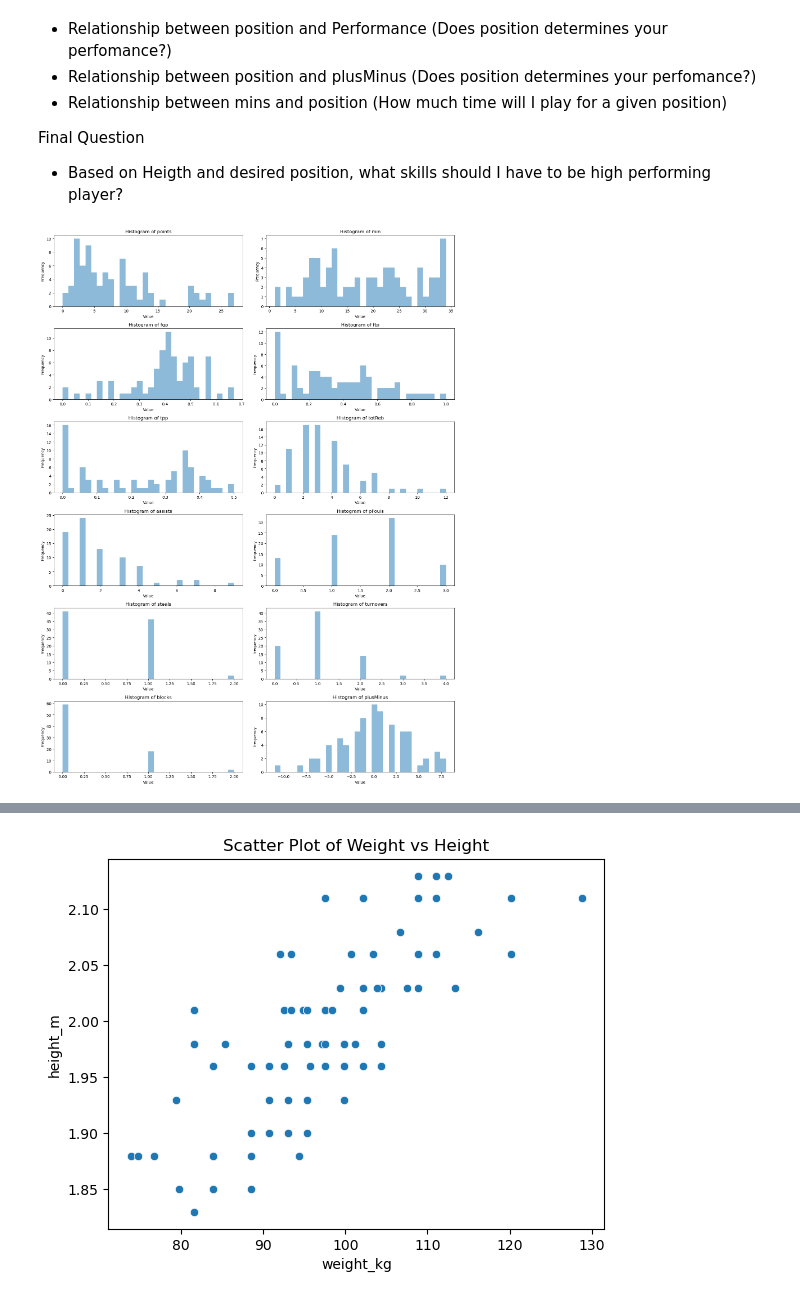
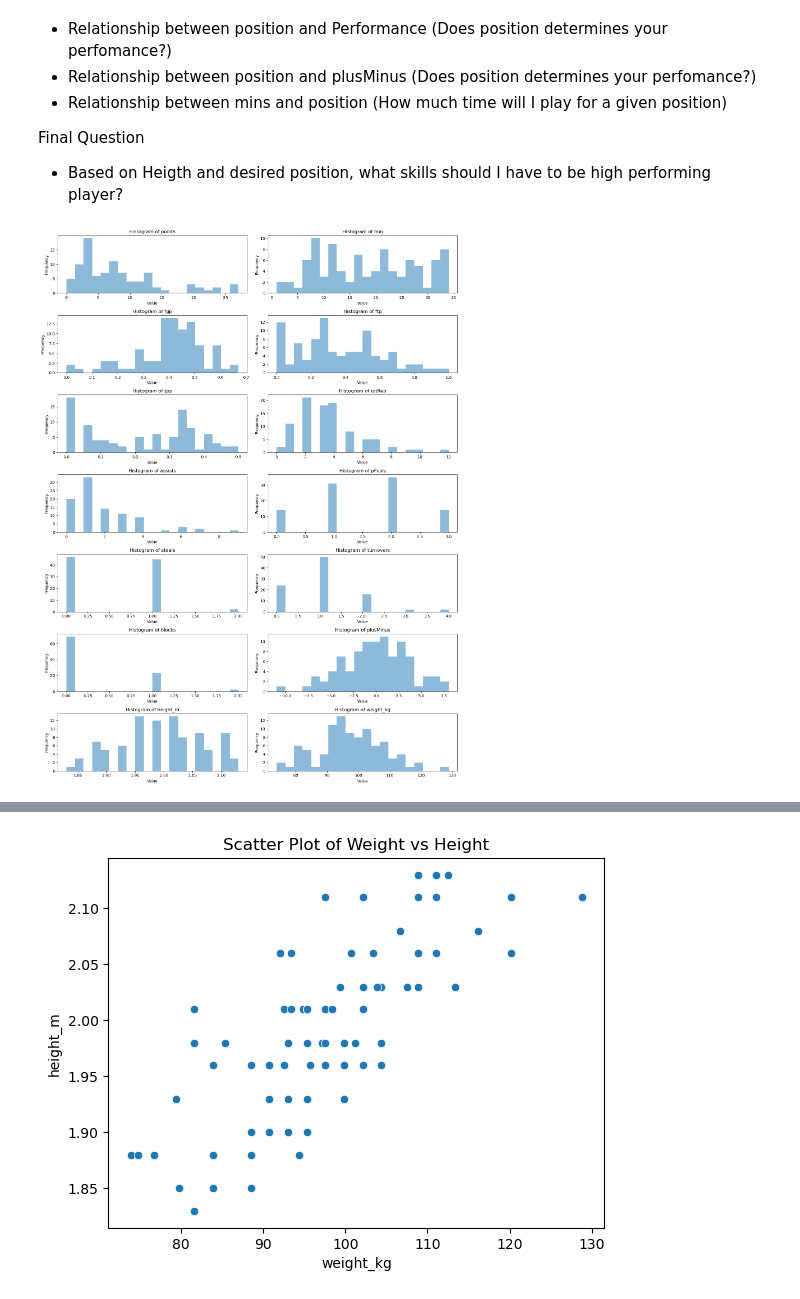
Before and after one commit to isaacaguilar97/you-in-nba, a Jupyter notebook: NBA_project.ipynb, the cells around one changed output, grey strips where cells are left out. Drawn from its saved outputs; the diff is of its cells as text; code cells hidden in the pictures.

```diff
--- a/NBA_project.ipynb
+++ b/NBA_project.ipynb
@@ -106,7 +107,7 @@ players_df.iloc[300]['id']
 # Get Player stats per game info from API
 urlps = "https://api-nba-v1.p.rapidapi.com/players/statistics"
 ps = pd.DataFrame()
-for i in range(1,10): # I have 393 players (do 10 by 10)
+for i in range(150,160): # I have 393 players (do 10 by 10)
 	querystring = {"id":players_df.iloc[i]['id'],"season":"2023"}
 
 	headers = {
@@ -303,22 +300,22 @@ Final Question
 # %%
 # Distribution of each Skill
 
 selected_columns = ['points', 'min','fgp','ftp', 'tpp', 'totReb', 'assists', 'pFouls', 'steals',
-       'turnovers', 'blocks', 'plusMinus']
+       'turnovers', 'blocks', 'plusMinus', 'height_m', 'weight_kg']
 
 # Creating subplots
 fig, axes = plt.subplots(nrows=len(selected_columns)//2, ncols=2, figsize=(15, 20))
 fig.subplots_adjust(hspace=0.5)
 
 # Plotting histograms for each selected column in separate subplots
 for col, ax in zip(selected_columns, axes.flatten()):
-    ax.hist(stats[col], bins=30, alpha=0.5)
+    ax.hist(final_df[col], bins=20, alpha=0.5)
     ax.set_title(f'Histogram of {col}')
     ax.set_xlabel('Value')
     ax.set_ylabel('Frequency')
 
 # Adjust layout to prevent clipping of titles
 plt.tight_layout()
 plt.show()
 # %% [output]
-[figure, old version]
+[figure, new version]
```
Also changed, not shown: parts of 20 cells of this notebook, 3 other files.
